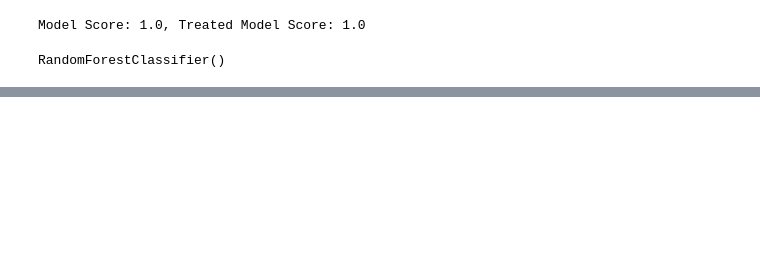
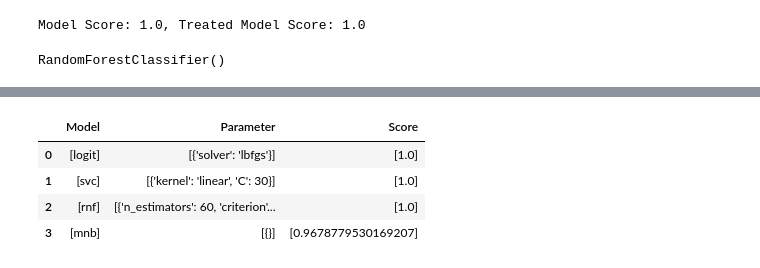
Before and after one commit to pb319/CRO_IIITL_Test, a Jupyter notebook: Final.ipynb, the cells around one changed output, grey strips where cells are left out. Cells and saved outputs as stored; diff of their text form; code cells hidden in the pictures; blank space fills up the shorter version.

```diff
--- a/Final.ipynb
+++ b/Final.ipynb
@@ -173,0 +180,8 @@ gsv = GridSearchCV()
+# %%
+from sklearn.model_selection import GridSearchCV
+gsv = GridSearchCV(estimator=lreg1,param_grid={"solver":['lbfgs', 'liblinear','newton-cholesky']},cv=10)
+gsv.fit(Xt_train,yt_train)
+print(gsv.best_params_)
+print(f"Score:{gsv.best_score_}")
+result = pd.DataFrame(gsv.cv_results_)
+result[["mean_fit_time","param_solver","mean_test_score"]]
@@ -173,0 +227,11 @@ gsv = GridSearchCV()
+# %%
+from sklearn.model_selection import RandomizedSearchCV
+score = []
+for (key,val) in model_param.items():
+    ran = RandomizedSearchCV(
+        estimator= val['model'],
+        param_distributions= val["param"],
+        n_iter= 10
+    )
+    ran.fit(Xt_train,yt_train)
+    score.append({"Model":[key], "Parameter":[ran.best_params_],"Score": [ran.best_score_]})
@@ -173,0 +249,9 @@ gsv = GridSearchCV()
+# %%
+df = pd.DataFrame(data= score, columns= ['Model', 'Parameter', 'Score'])
+df #Hence Going Ahead with Logistic Regression
+# %% [output]
+|  | Model | Parameter | Score |
+| 0 | [logit] | [{'solver': 'lbfgs'}] | [1.0] |
+| 1 | [svc] | [{'kernel': 'linear', 'C': 30}] | [1.0] |
+| 2 | [rnf] | [{'n_estimators': 60, 'criterion'... | [1.0] |
+| 3 | [mnb] | [{}] | [0.9678779530169207] |
```
Also changed, not shown: parts of 9 cells of this notebook.
